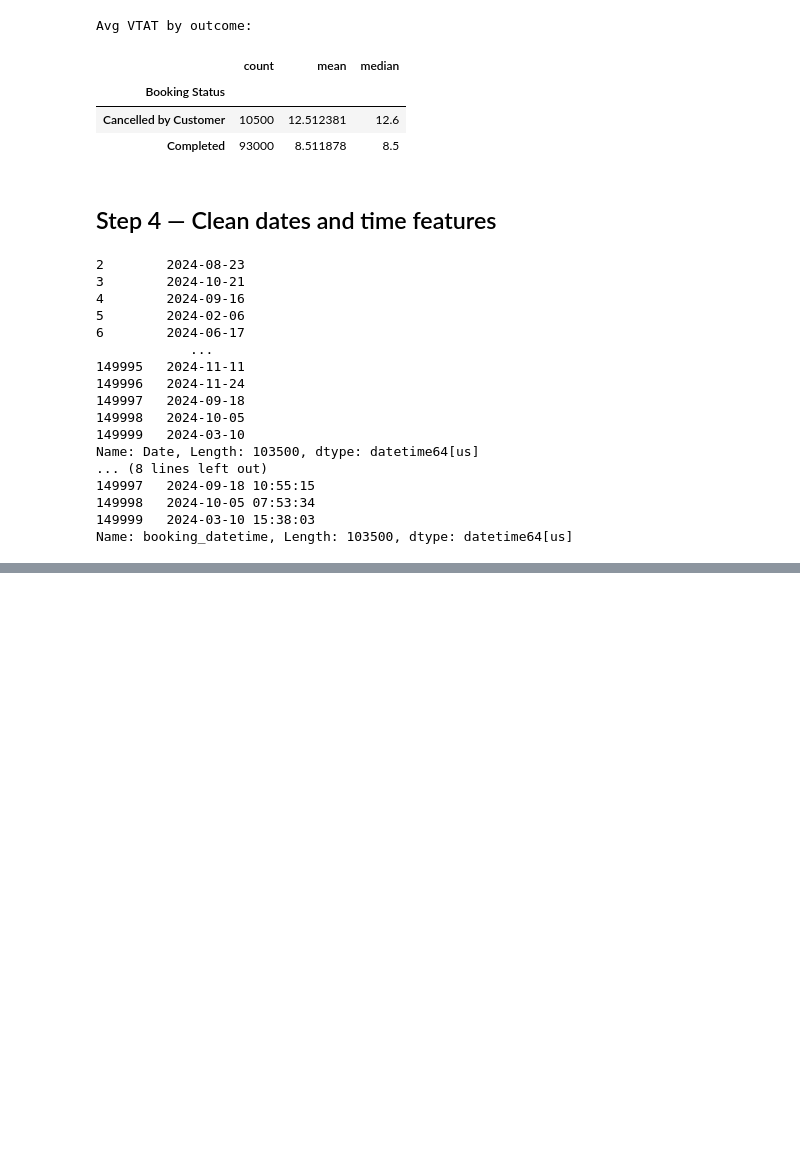
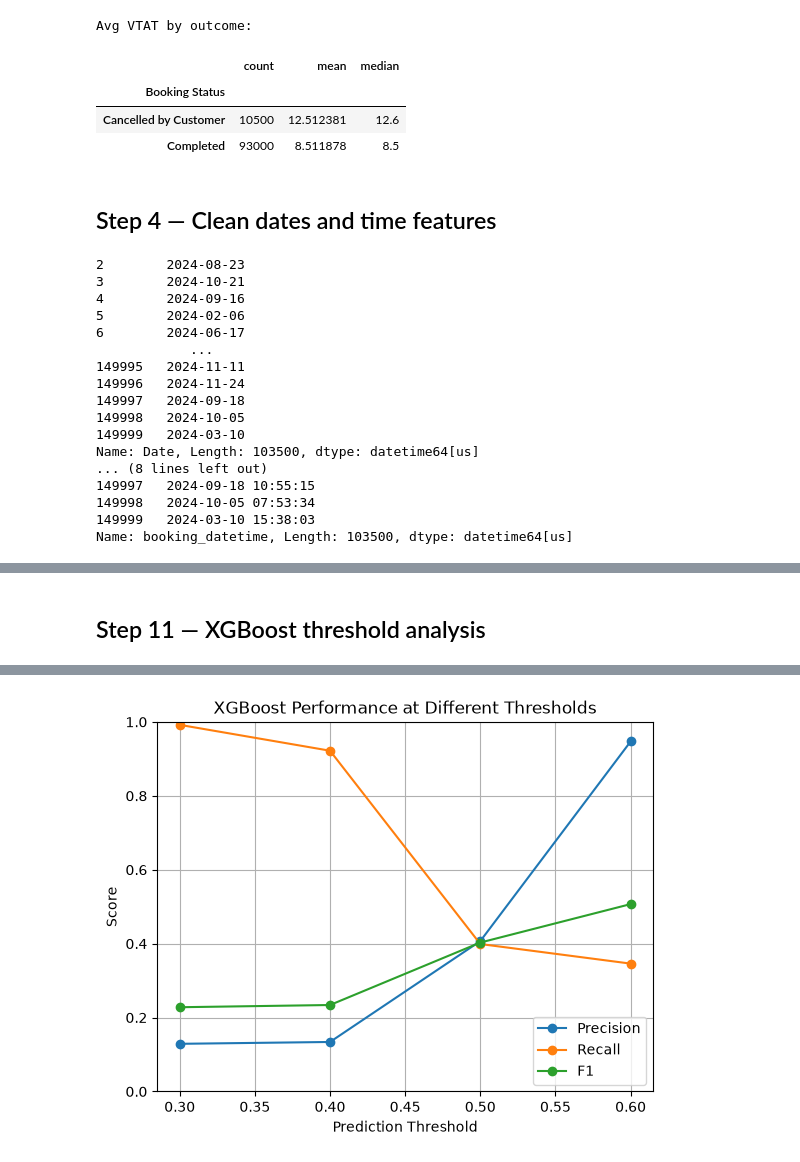
Before and after one commit to amyyychiang2/IMLP, a Jupyter notebook: Python course/Final project/Final project_Amy Yunyu Chiang.ipynb, the cells around one changed output, grey strips where cells are left out. Cells and saved outputs as stored; diff of their text form; code cells hidden in the pictures; blank space fills up the shorter version.

```diff
--- a/Python course/Final project/Final project_Amy Yunyu Chiang.ipynb
+++ b/Python course/Final project/Final project_Amy Yunyu Chiang.ipynb
@@ -412,0 +827,78 @@ print(pd.Series(svm_results).round(3))
+# %% [markdown]
+## Step 11 — XGBoost threshold analysis
+# %%
+# Get the probability that each ride will be cancelled
+xgb_prob = xgb_model.predict_proba(X_test_final)[:, 1]
+from sklearn.metrics import precision_score, recall_score, f1_score, accuracy_score
+
+thresholds = [0.3, 0.4, 0.5, 0.6]
+
+results = []
+
+for threshold in thresholds:
+
+    # Convert probability into 0 or 1
+    xgb_pred = (xgb_prob >= threshold).astype(int)
+
+    # Calculate metrics
+    precision = precision_score(y_test, xgb_pred, zero_division=0)
+    recall = recall_score(y_test, xgb_pred, zero_division=0)
+    f1 = f1_score(y_test, xgb_pred, zero_division=0)
+    accuracy = accuracy_score(y_test, xgb_pred)
+
+    # Save results
+    results.append({
+        "Threshold": threshold,
+        "Precision": precision,
+        "Recall": recall,
+        "F1": f1,
+        "Accuracy": accuracy
+    })
+import pandas as pd
+
+threshold_results = pd.DataFrame(results)
+
+threshold_results = threshold_results.round(3)
+
+print(threshold_results)
+
+best_threshold = threshold_results.loc[
+    threshold_results["F1"].idxmax()
+]
+
+print("Best threshold based on F1:")
+print(best_threshold)
+
+import matplotlib.pyplot as plt
+
+plt.plot(
+    threshold_results["Threshold"],
+    threshold_results["Precision"],
+    marker="o",
+    label="Precision"
+)
+
+plt.plot(
+    threshold_results["Threshold"],
+    threshold_results["Recall"],
+    marker="o",
+    label="Recall"
+)
+
+plt.plot(
+    threshold_results["Threshold"],
+    threshold_results["F1"],
+    marker="o",
+    label="F1"
+)
+
+plt.xlabel("Prediction Threshold")
+plt.ylabel("Score")
+plt.title("XGBoost Performance at Different Thresholds")
+
+plt.ylim(0, 1)
+plt.legend()
+plt.grid(True)
+
+plt.show()
+# %% [output]
@@ -412,0 +917 @@ print(pd.Series(svm_results).round(3))
+[figure, added]
```
Also changed, not shown: parts of 29 cells of this notebook, 1 other file.
